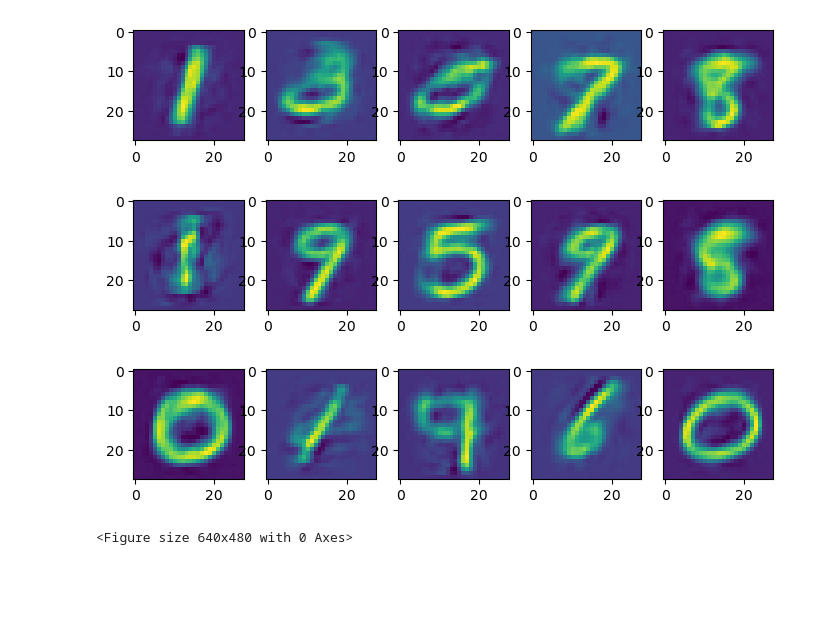
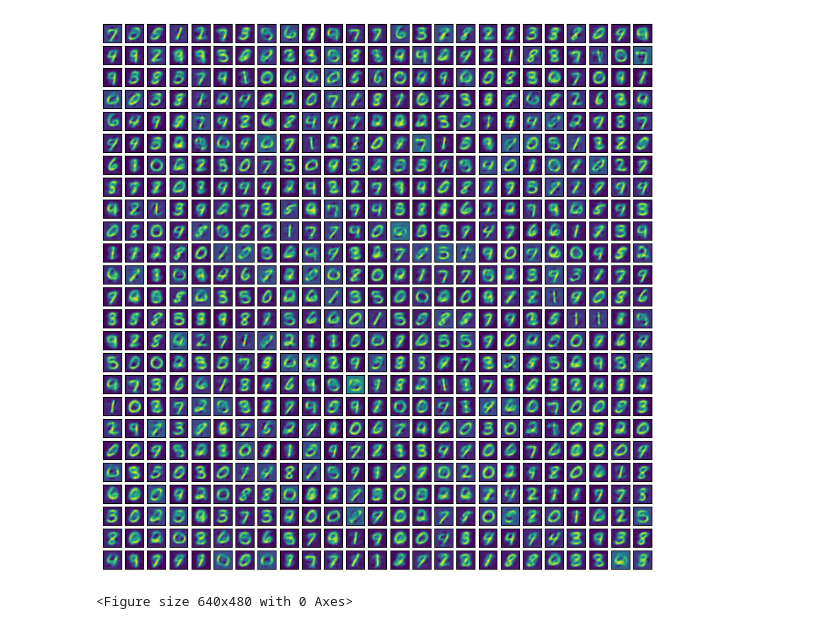
Before and after one commit to xyro-coder/Variational_Autoencoders, a Jupyter notebook: VAE_Models/Vanilla_Variational_Autoencoder.ipynb, the cells around one changed output. Drawn from its saved outputs; the diff is of its cells as text; code cells hidden in the pictures; blank space fills up the shorter version.

```diff
--- a/VAE_Models/Vanilla_Variational_Autoencoder.ipynb
+++ b/VAE_Models/Vanilla_Variational_Autoencoder.ipynb
@@ -40,8 +40,10 @@ class VariationalAutoencoder(nn.Module):
         self.encoding_layers = nn.Sequential(
             nn.Linear(input_size, hidden_layer1),
             nn.LeakyReLU(),
+            nn.Dropout(p=0.5),
             nn.Linear(hidden_layer1, hidden_layer2),
             nn.LeakyReLU(),
+            nn.Dropout(p=0.5),
             nn.Linear(hidden_layer2, bottleneck),
         )
 
@@ -51,8 +53,10 @@ class VariationalAutoencoder(nn.Module):
         self.decoding_layers = nn.Sequential(
             nn.Linear(bottleneck, hidden_layer3),
             nn.LeakyReLU(),
+            nn.Dropout(p=0.5),
             nn.Linear(hidden_layer3, hidden_layer4),
             nn.LeakyReLU(),
+            nn.Dropout(p=0.5),
             nn.Linear(hidden_layer4, input_size)
         )
     def encoder_forward(self, data_vector):
@@ -60,7 +64,7 @@ class VariationalAutoencoder(nn.Module):
         # q_phi(z|x) is what we want to calculate here, we assume q_phi(z|x) is a from a normal
         # we must find mew and sigma^2 for the normal
         # to find the following we take the data vector and put in its latent representation
-        # q_phi(z|x) is approximatly N_phi(z|x) with paramters mew and sigma as phi
+        # q_phi(z|x) is approximatly N_phi(z|x) with paramters mew and log_var as phi
 
         encoder_output = self.encoding_layers(data_vector)
         mew = self.mew(encoder_output)
@@ -134,4 +155,0 @@ plt.plot(losses)
-# %%
-mu = torch.randn(1, 128)
-log_var = torch.randn(1, 128)
-plt.imshow(Model.decoder_forward(mu, log_var)[99].view(28, 28).detach().numpy())
@@ -141,19 +156,23 @@ plt.imshow(Model.decoder_forward(mu, log_var)[99].view(28, 28).detach().numpy())
 # %%
-num_graphs = 15
+import math
+num_graphs = 625
 final_result = []
 model_parameters = []
 images = []
-fig, ax = plt.subplots(3 ,5)
+plt.figure(figsize=(10, 10))
 for graph in range(num_graphs):
     mu , log_var = torch.randn(1, 128), torch.randn(1, 128)
-    image = Model.decoder_forward(mu, log_var)[graph].view(28, 28).detach().numpy()
+    image = Model.decoder_forward(mu, log_var)[0].view(28, 28).detach().numpy()
     images.append(image)
-for idx, img in enumerate(images):
-    ax.ravel()[idx].imshow(img)
-    ax.ravel()[idx]
-plt.subplots_adjust(left=0, right=1, top=1, bottom=0)  # Remove any padding
+
+for i in range(num_graphs):
+    plt.subplot(int(math.sqrt(num_graphs)),int(math.sqrt(num_graphs)), i + 1)
+    plt.xticks([])
+    plt.yticks([])
+    plt.grid(False)
+    plt.imshow(images[i])
 plt.show()
 plt.tight_layout()
 # %% [output]
-[figure, old version]
+[figure, new version]
 <Figure size 640x480 with 0 Axes>
```
Also changed, not shown: parts of 3 cells of this notebook, 1 other file.
